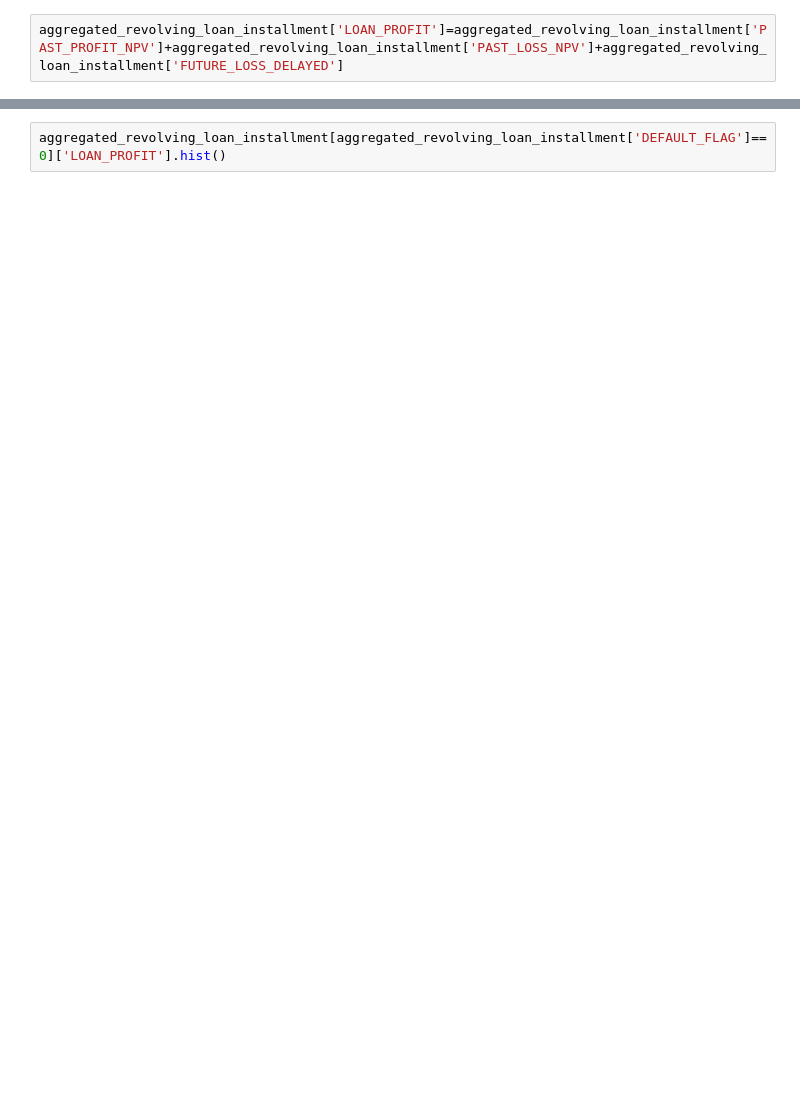
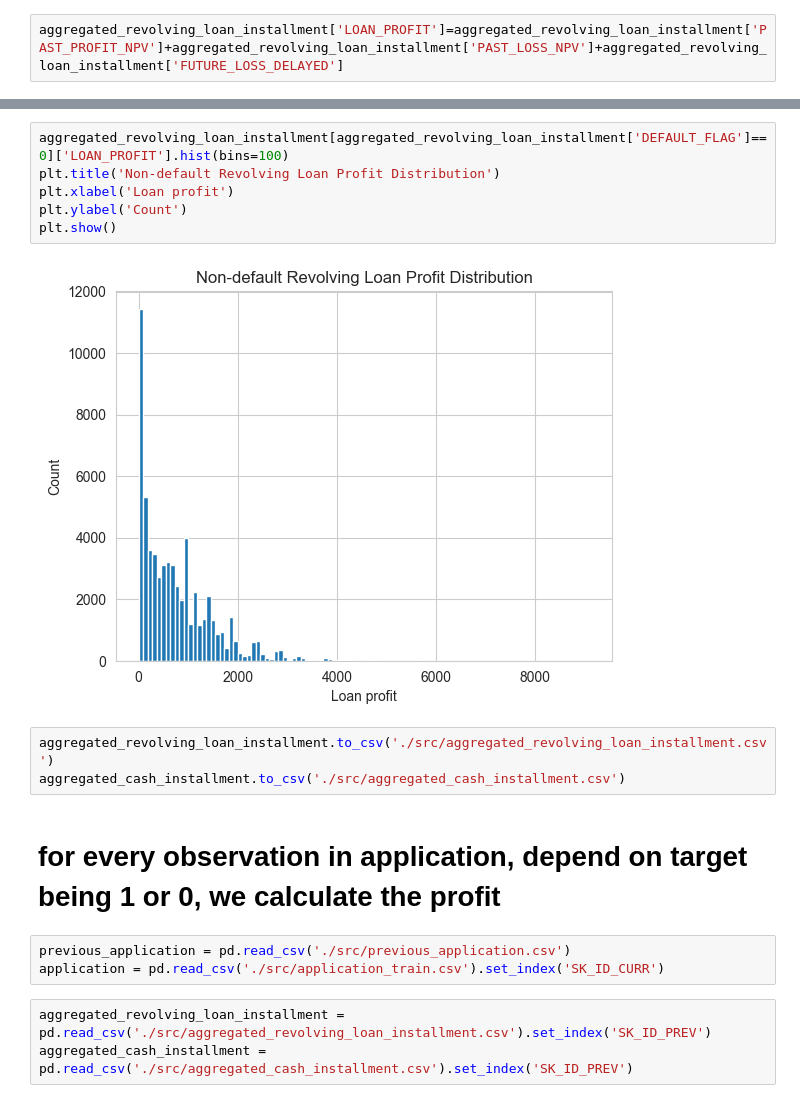
Before and after one commit to kaiwenShen/credit_default_prediction_kaggle, a Jupyter notebook: Onboarding_profit_analysis.ipynb, the cells around one changed output, grey strips where cells are left out. Cells and saved outputs as stored; diff of their text form; blank space fills up the shorter version.

```diff
--- a/Onboarding_profit_analysis.ipynb
+++ b/Onboarding_profit_analysis.ipynb
@@ -321,2 +346,19 @@ aggregated_revolving_loan_installment[aggregated_revolving_loan_installment['DEF
 # %%
-aggregated_revolving_loan_installment[aggregated_revolving_loan_installment['DEFAULT_FLAG']==0]['LOAN_PROFIT'].hist()
+aggregated_revolving_loan_installment[aggregated_revolving_loan_installment['DEFAULT_FLAG']==0]['LOAN_PROFIT'].hist(bins=100)
+plt.title('Non-default Revolving Loan Profit Distribution')
+plt.xlabel('Loan profit')
+plt.ylabel('Count')
+plt.show()
+# %% [output]
+[figure, added]
+# %%
+aggregated_revolving_loan_installment.to_csv('./src/aggregated_revolving_loan_installment.csv')
+aggregated_cash_installment.to_csv('./src/aggregated_cash_installment.csv')
+# %% [markdown]
+# for every observation in application, depend on target being 1 or 0, we calculate the profit
+# %%
+previous_application = pd.read_csv('./src/previous_application.csv')
+application = pd.read_csv('./src/application_train.csv').set_index('SK_ID_CURR')
+# %%
+aggregated_revolving_loan_installment = pd.read_csv('./src/aggregated_revolving_loan_installment.csv').set_index('SK_ID_PREV')
+aggregated_cash_installment = pd.read_csv('./src/aggregated_cash_installment.csv').set_index('SK_ID_PREV')
```
Also changed, not shown: parts of 27 cells of this notebook.
